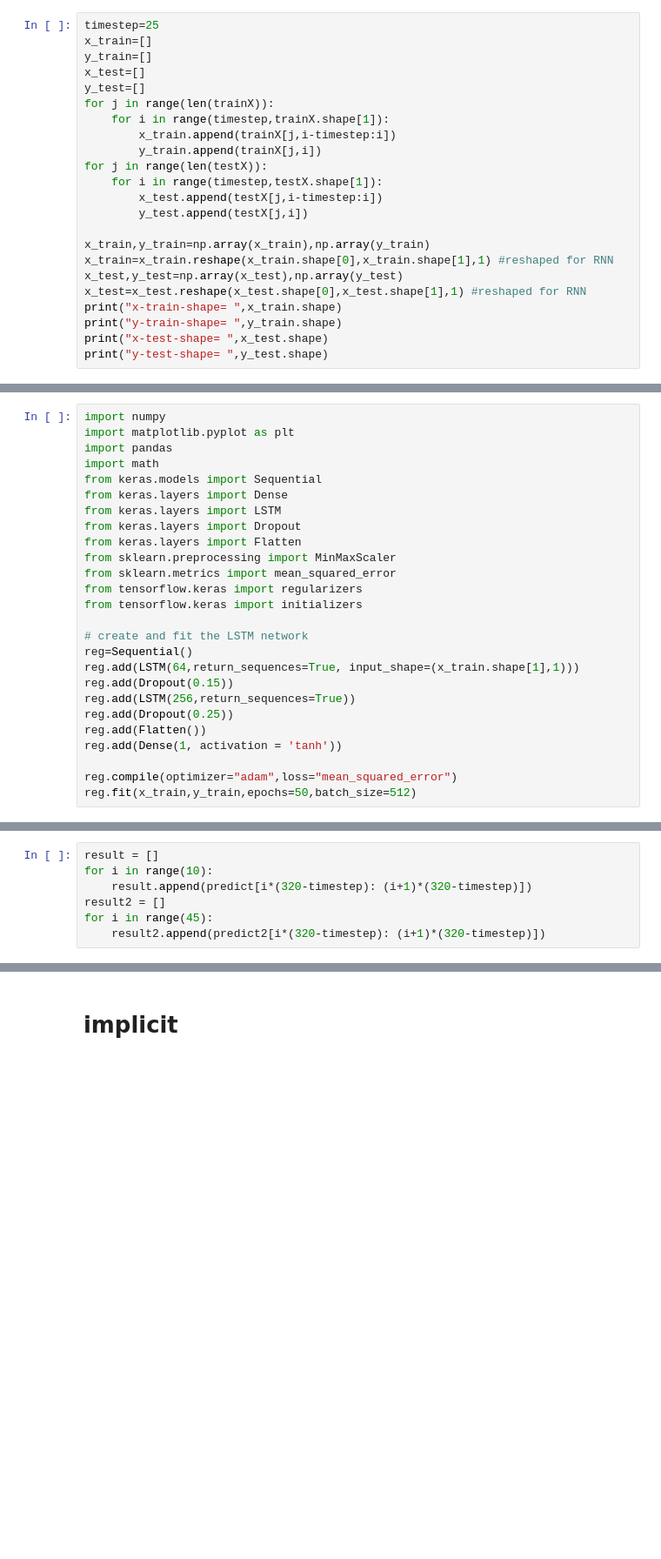
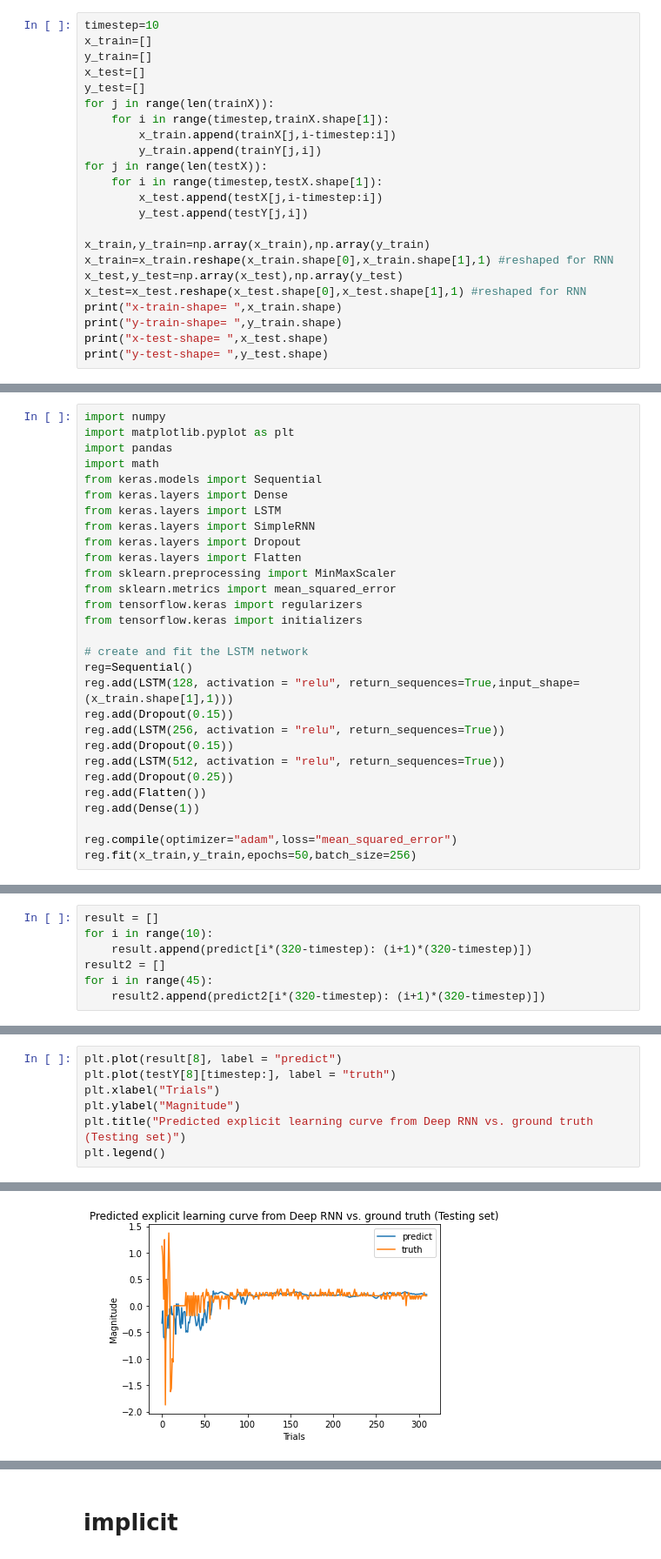
Before and after one commit to Evenstarneko/DL_Final_Project, a Jupyter notebook: Data_visualization.ipynb, the cells around one changed output, grey strips where cells are left out. Shown: that part at 87% size. Drawn from its saved outputs; the diff is of its cells as text; blank space fills up the shorter version.

```diff
--- a/Data_visualization.ipynb
+++ b/Data_visualization.ipynb
@@ -196,7 +198,7 @@ print(MSE)
 # %% [output]
 0.06275444917478543
 # %%
-timestep=25
+timestep=10
 x_train=[]
 y_train=[]
 x_test=[]
@@ -204,11 +206,11 @@ y_test=[]
 for j in range(len(trainX)):
     for i in range(timestep,trainX.shape[1]):
         x_train.append(trainX[j,i-timestep:i])
-        y_train.append(trainX[j,i])
+        y_train.append(trainY[j,i])
 for j in range(len(testX)):
     for i in range(timestep,testX.shape[1]):
         x_test.append(testX[j,i-timestep:i])
-        y_test.append(testX[j,i])
+        y_test.append(testY[j,i])
 
 x_train,y_train=np.array(x_train),np.array(y_train)
 x_train=x_train.reshape(x_train.shape[0],x_train.shape[1],1) #reshaped for RNN
@@ -231,6 +233,7 @@ import math
 from keras.models import Sequential
 from keras.layers import Dense
 from keras.layers import LSTM
+from keras.layers import SimpleRNN
 from keras.layers import Dropout
 from keras.layers import Flatten
 from sklearn.preprocessing import MinMaxScaler
@@ -240,14 +243,16 @@ from tensorflow.keras import initializers
 
 # create and fit the LSTM network
 reg=Sequential()
-reg.add(LSTM(64,return_sequences=True, input_shape=(x_train.shape[1],1)))
+reg.add(LSTM(128, activation = "relu", return_sequences=True,input_shape=(x_train.shape[1],1)))
 reg.add(Dropout(0.15))
-reg.add(LSTM(256,return_sequences=True))
+reg.add(LSTM(256, activation = "relu", return_sequences=True))
+reg.add(Dropout(0.15))
+reg.add(LSTM(512, activation = "relu", return_sequences=True))
 reg.add(Dropout(0.25))
 reg.add(Flatten())
-reg.add(Dense(1, activation = 'tanh'))
+reg.add(Dense(1))
 
 reg.compile(optimizer="adam",loss="mean_squared_error")
-reg.fit(x_train,y_train,epochs=50,batch_size=512)
+reg.fit(x_train,y_train,epochs=50,batch_size=256)
 # %% [output]
 Epoch 1/50
@@ -292,0 +275,8 @@ plt.plot(trainY[3])
+# %%
+plt.plot(result[8], label = "predict")
+plt.plot(testY[8][timestep:], label = "truth")
+plt.xlabel("Trials")
+plt.ylabel("Magnitude")
+plt.title("Predicted explicit learning curve from Deep RNN vs. ground truth (Testing set)")
+plt.legend()
+# %% [output]
@@ -292,0 +284 @@ plt.plot(trainY[3])
+[figure, added]
```
Also changed, not shown: parts of 9 cells of this notebook.
